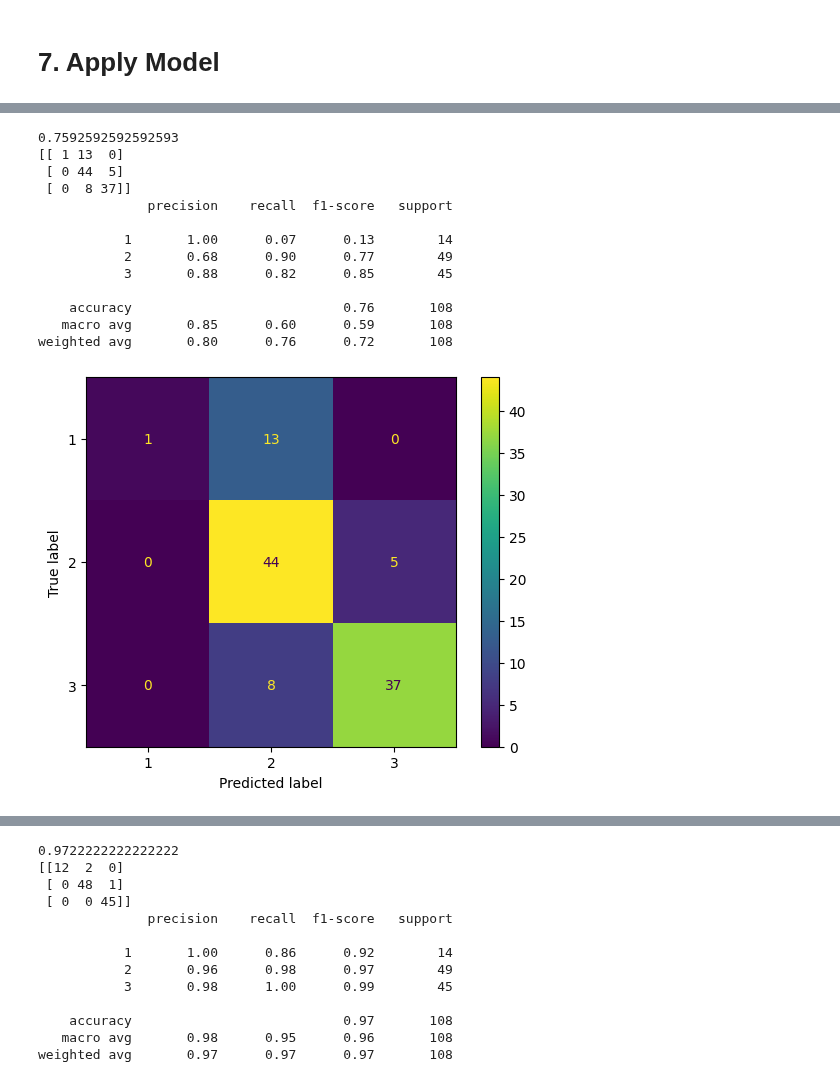
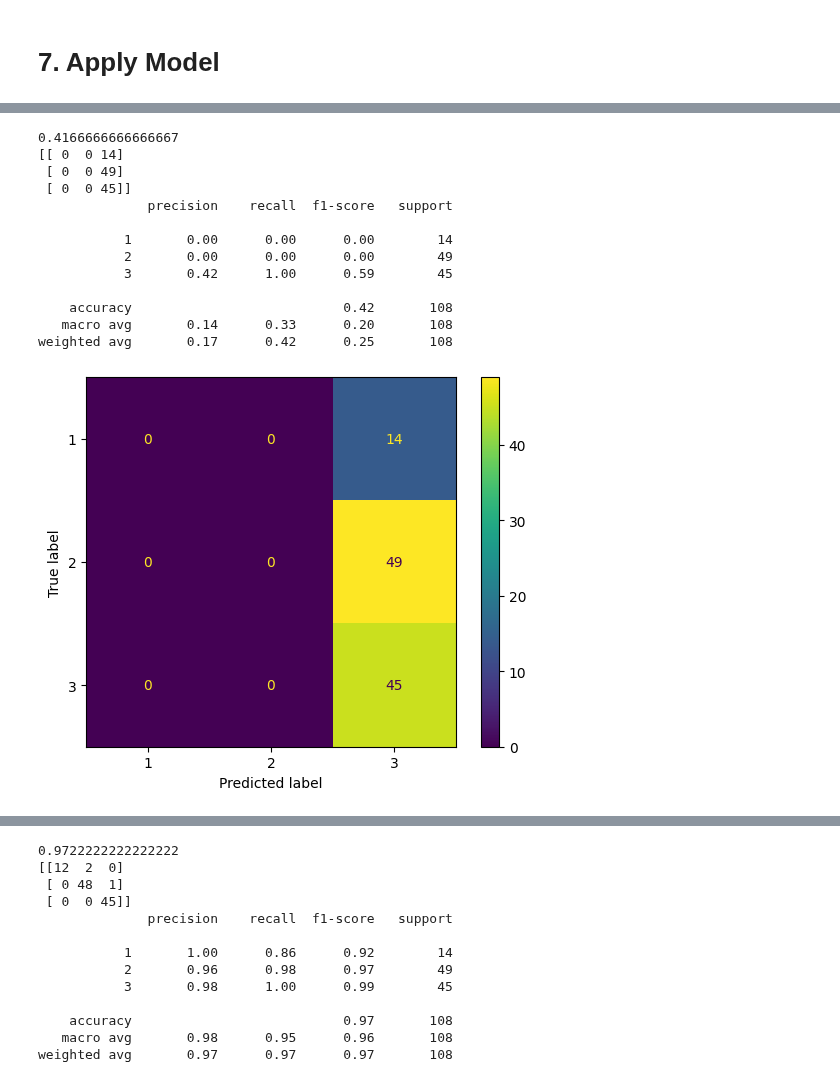
Before and after one commit to KengG1M/Country-Wise-IQ-Prediction-Analysis, a Jupyter notebook: src/data_mining.ipynb, the cells around one changed output, grey strips where cells are left out. Drawn from its saved outputs; the diff is of its cells as text; code cells hidden in the pictures.

```diff
--- a/src/data_mining.ipynb
+++ b/src/data_mining.ipynb
@@ -850,11 +867,12 @@ iqit_test = pd.read_csv("../src/clone_data/IqIt_test.csv")
 # %%
 from sklearn.metrics import confusion_matrix, ConfusionMatrixDisplay
+
+iqit_test = pd.read_csv("../src/clone_data/IqIt_test.csv")
 
 X_iqit_test = iqit_test[
     [
         "education_expenditure",
         "avg_income",
-        "avg_temp"
     ]
 ]
 Y_iqit_test = iqit_test["IQ_Level"]
@@ -902,32 +920,31 @@ weighted avg       0.68      0.77      0.72       108
 # %%
-# LG 'C': 1e-06, 'penalty': 'none', 'solver': 'newton-cg'
-modelLG = LogisticRegression(C=10, penalty="l2", solver="liblinear")
+modelLG = LogisticRegression(C=1e-06, penalty="l2", solver="liblinear")
 modelLG.fit(X_train_iqit, Y_train_iqit)
 predictions = modelLG.predict(X_iqit_test)
 
 print(accuracy_score(Y_iqit_test, predictions))
 print(confusion_matrix(Y_iqit_test, predictions))
 print(classification_report(Y_iqit_test, predictions))
 
 disp = ConfusionMatrixDisplay(
     confusion_matrix=confusion_matrix(Y_iqit_test, predictions),
     display_labels=modelLG.classes_,
 )
 t = disp.plot()
 plt.show()
 # %% [output]
-0.7592592592592593
-[[ 1 13  0]
- [ 0 44  5]
- [ 0  8 37]]
+0.4166666666666667
+[[ 0  0 14]
+ [ 0  0 49]
+ [ 0  0 45]]
               precision    recall  f1-score   support
 
-           1       1.00      0.07      0.13        14
-           2       0.68      0.90      0.77        49
-           3       0.88      0.82      0.85        45
+           1       0.00      0.00      0.00        14
+           2       0.00      0.00      0.00        49
+           3       0.42      1.00      0.59        45
 
-    accuracy                           0.76       108
-   macro avg       0.85      0.60      0.59       108
-weighted avg       0.80      0.76      0.72       108
+    accuracy                           0.42       108
+   macro avg       0.14      0.33      0.20       108
+weighted avg       0.17      0.42      0.25       108
-[figure, old version]
+[figure, new version]
 # %%
```
Also changed, not shown: parts of 39 cells of this notebook, 2 other files.
